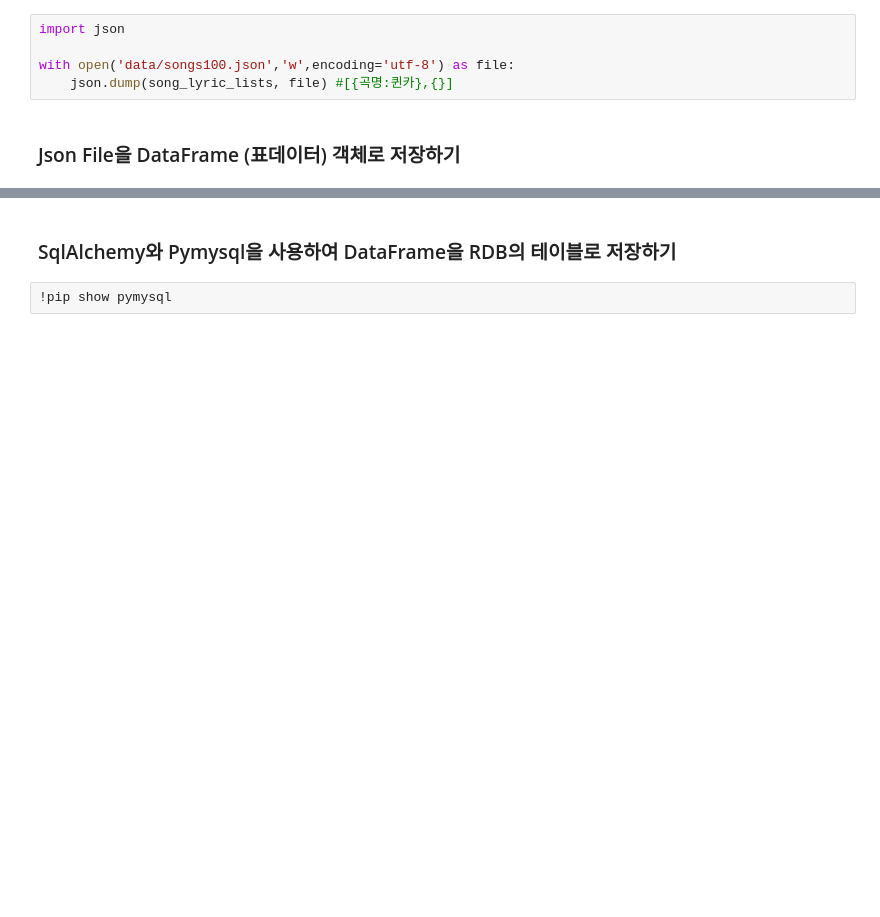
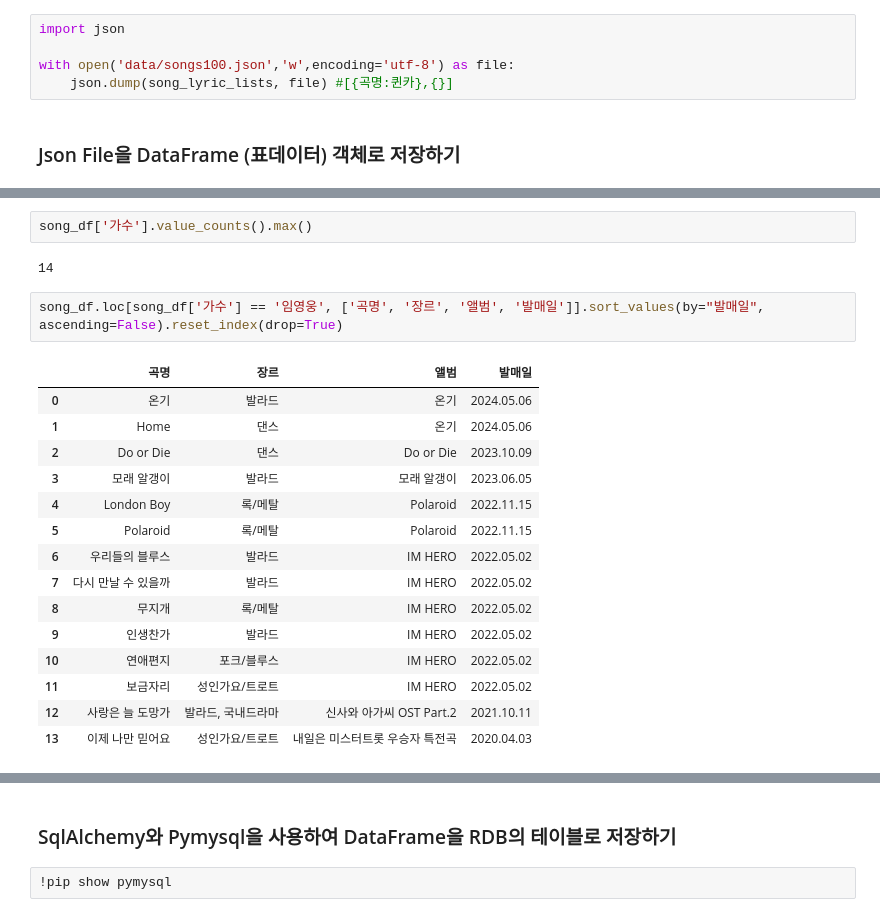
Before and after one commit to eunsol-k/Python_Webscraping_Analysis, a Jupyter notebook: 04.Melon100차트_데이터파싱_DB저장.ipynb, the cells around one changed output, grey strips where cells are left out. Saved outputs shown, nothing was run; the diff lists cells and outputs as text; blank space fills up the shorter version.

```diff
--- a/04.Melon100차트_데이터파싱_DB저장.ipynb
+++ b/04.Melon100차트_데이터파싱_DB저장.ipynb
@@ -153,0 +230,22 @@ with open('data/songs100.json','w',encoding='utf-8') as file:
+# %%
+song_df['가수'].value_counts().max()
+# %% [output]
+14
+# %%
+song_df.loc[song_df['가수'] == '임영웅', ['곡명', '장르', '앨범', '발매일']].sort_values(by="발매일", ascending=False).reset_index(drop=True)
+# %% [output]
+|  | 곡명 | 장르 | 앨범 | 발매일 |
+| 0 | 온기 | 발라드 | 온기 | 2024.05.06 |
+| 1 | Home | 댄스 | 온기 | 2024.05.06 |
+| 2 | Do or Die | 댄스 | Do or Die | 2023.10.09 |
+| 3 | 모래 알갱이 | 발라드 | 모래 알갱이 | 2023.06.05 |
+| 4 | London Boy | 록/메탈 | Polaroid | 2022.11.15 |
+| 5 | Polaroid | 록/메탈 | Polaroid | 2022.11.15 |
+| 6 | 우리들의 블루스 | 발라드 | IM HERO | 2022.05.02 |
+| 7 | 다시 만날 수 있을까 | 발라드 | IM HERO | 2022.05.02 |
+| 8 | 무지개 | 록/메탈 | IM HERO | 2022.05.02 |
+| 9 | 인생찬가 | 발라드 | IM HERO | 2022.05.02 |
+| 10 | 연애편지 | 포크/블루스 | IM HERO | 2022.05.02 |
+| 11 | 보금자리 | 성인가요/트로트 | IM HERO | 2022.05.02 |
+| 12 | 사랑은 늘 도망가 | 발라드, 국내드라마 | 신사와 아가씨 OST Part.2 | 2021.10.11 |
+| 13 | 이제 나만 믿어요 | 성인가요/트로트 | 내일은 미스터트롯 우승자 특전곡 | 2020.04.03 |
```
Also changed, not shown: parts of 9 cells of this notebook, 1 other file.
